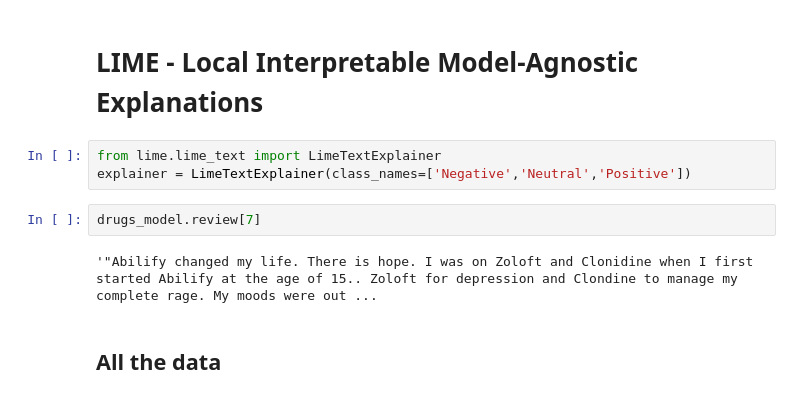
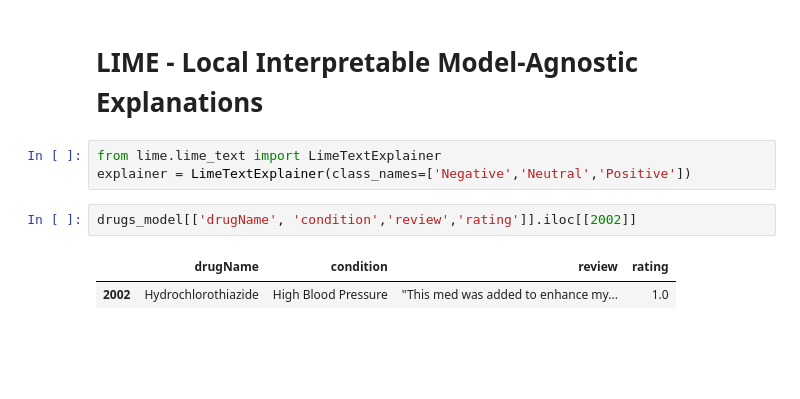
Before and after one commit to htanjore/Text-Analysis-NSS-Capstone, a Jupyter notebook: Drugs_reviews_models_intepretation_lime.ipynb, the cells around one changed output. Saved outputs shown, nothing was run; the diff lists cells and outputs as text; blank space fills up the shorter version.

```diff
--- a/Drugs_reviews_models_intepretation_lime.ipynb
+++ b/Drugs_reviews_models_intepretation_lime.ipynb
@@ -55,10 +51,9 @@ print(class_labels)
 # %%
 from lime.lime_text import LimeTextExplainer
 explainer = LimeTextExplainer(class_names=['Negative','Neutral','Positive'])
-# %%
-drugs_model.review[7]
-# %% [output]
-'"Abilify changed my life. There is hope. I was on Zoloft and Clonidine when I first started Abilify at the age of 15.. Zoloft for depression and Clondine to manage my complete rage. My moods were out ...
-# %% [markdown]
-##  All the data
+# %%
+drugs_model[['drugName', 'condition','review','rating']].iloc[[2002]]
+# %% [output]
+|  | drugName | condition | review | rating |
+| 2002 | Hydrochlorothiazide | High Blood Pressure | "This med was added to enhance my... | 1.0 |
 # %%
```
Also changed, not shown: parts of 10 cells of this notebook, 3 other files.
